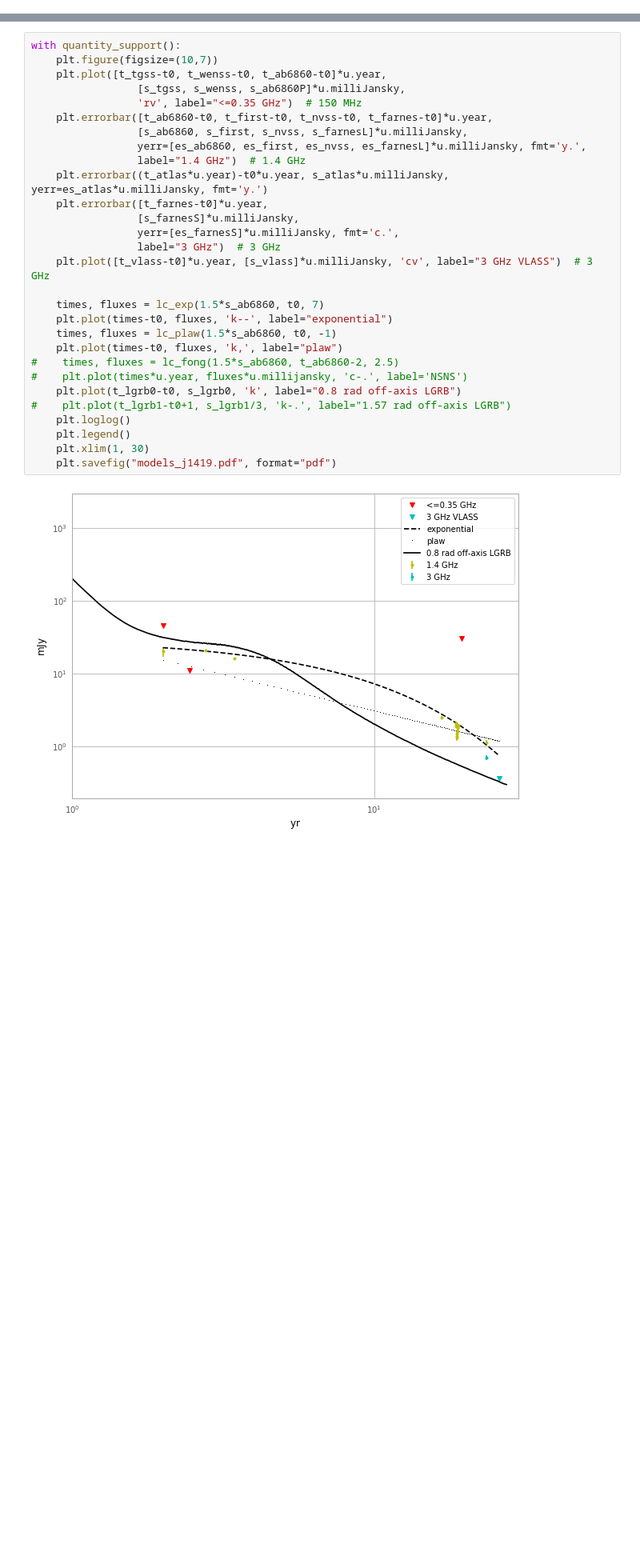
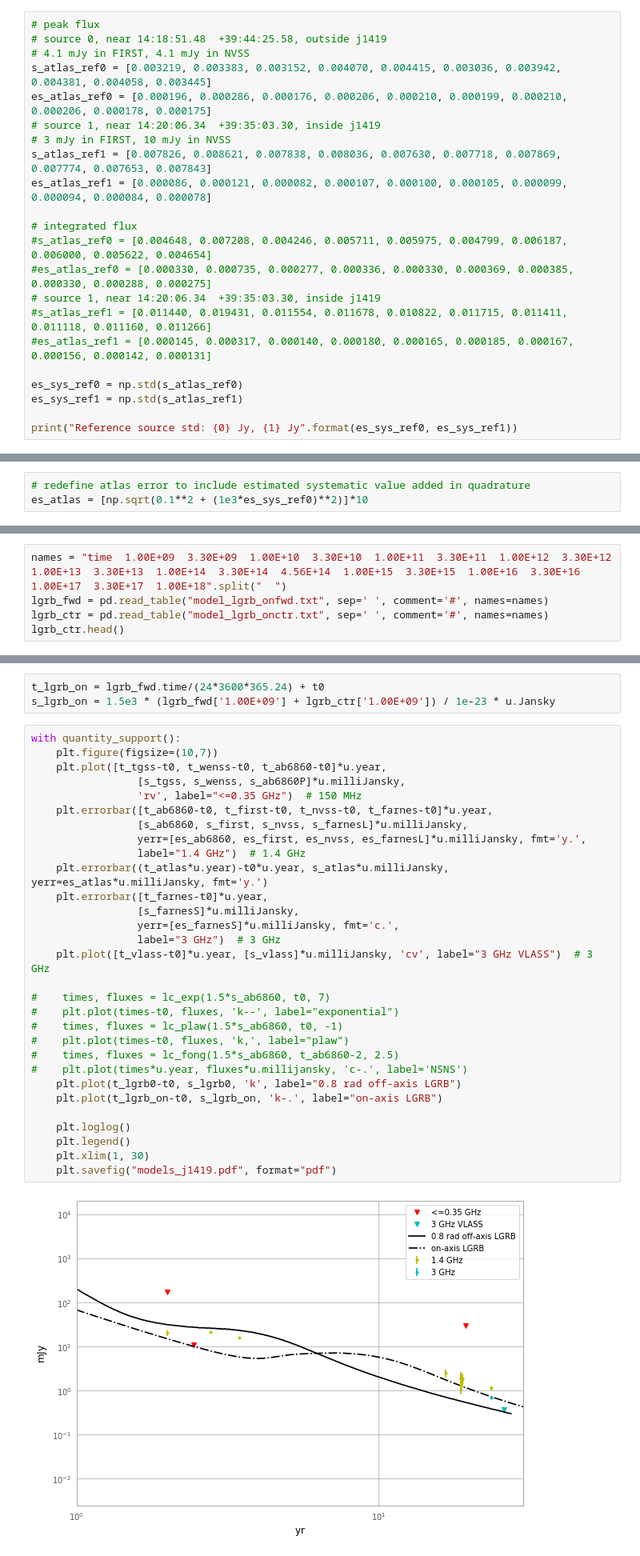
Before and after one commit to caseyjlaw/vlass_query, a Jupyter notebook: J141918.855+394036.03.ipynb, the cells around one changed output, grey strips where cells are left out. Shown at 80% size. Saved outputs shown, nothing was run; the diff lists cells and outputs as text; blank space fills up the shorter version.

```diff
--- a/J141918.855+394036.03.ipynb
+++ b/J141918.855+394036.03.ipynb
@@ -274,3 +276,25 @@ t_atlas = [astropy.time.Time(tt).decimalyear for tt in times]
 f_atlas = 1420.  # MHz
 s_atlas = [2.5, 2.1, 1.9, 1.9, 1.4, 1.3, 1.5, 1.6, 1.8, 1.9]  # mJy; peak
 es_atlas = [0.1]*10  # statistical; TODO: consider systematic
+# %%
+# peak flux
+# source 0, near 14:18:51.48  +39:44:25.58, outside j1419
+# 4.1 mJy in FIRST, 4.1 mJy in NVSS
+s_atlas_ref0 = [0.003219, 0.003383, 0.003152, 0.004070, 0.004415, 0.003036, 0.003942, 0.004381, 0.004058, 0.003445]
+es_atlas_ref0 = [0.000196, 0.000286, 0.000176, 0.000206, 0.000210, 0.000199, 0.000210, 0.000206, 0.000178, 0.000175]
+# source 1, near 14:20:06.34  +39:35:03.30, inside j1419
+# 3 mJy in FIRST, 10 mJy in NVSS
+s_atlas_ref1 = [0.007826, 0.008621, 0.007838, 0.008036, 0.007630, 0.007718, 0.007869, 0.007774, 0.007653, 0.007843]
+es_atlas_ref1 = [0.000086, 0.000121, 0.000082, 0.000107, 0.000100, 0.000105, 0.000099,  0.000094, 0.000084, 0.000078]
+
+# integrated flux
+#s_atlas_ref0 = [0.004648, 0.007208, 0.004246, 0.005711, 0.005975, 0.004799, 0.006187, 0.006000, 0.005622, 0.004654]
+#es_atlas_ref0 = [0.000330, 0.000735, 0.000277, 0.000336, 0.000330, 0.000369, 0.000385, 0.000330, 0.000288, 0.000275]
+# source 1, near 14:20:06.34  +39:35:03.30, inside j1419
+#s_atlas_ref1 = [0.011440, 0.019431, 0.011554, 0.011678, 0.010822, 0.011715, 0.011411, 0.011118, 0.011160, 0.011266]
+#es_atlas_ref1 = [0.000145, 0.000317, 0.000140, 0.000180, 0.000165, 0.000185, 0.000167, 0.000156, 0.000142, 0.000131]
+
+es_sys_ref0 = np.std(s_atlas_ref0)
+es_sys_ref1 = np.std(s_atlas_ref1)
+
+print("Reference source std: {0} Jy, {1} Jy".format(es_sys_ref0, es_sys_ref1))
@@ -277,3 +311,6 @@ es_atlas = [0.1]*10  # statistical; TODO: consider systematic
+# %%
+# redefine atlas error to include estimated systematic value added in quadrature
+es_atlas = [np.sqrt(0.1**2 + (1e3*es_sys_ref0)**2)]*10
 # %% [markdown]
 #### Spectral index limits
 # %%
@@ -470,0 +518,5 @@ s_lgrb1 = lgrb1.flux*1.5e3*3
+# %%
+names = "time  1.00E+09  3.30E+09  1.00E+10  3.30E+10  1.00E+11  3.30E+11  1.00E+12  3.30E+12  1.00E+13  3.30E+13  1.00E+14  3.30E+14  4.56E+14  1.00E+15  3.30E+15  1.00E+16  3.30E+16  1.00E+17  3.30E+17  1.00E+18".split("  ")
+lgrb_fwd = pd.read_table("model_lgrb_onfwd.txt", sep=' ', comment='#', names=names)
+lgrb_ctr = pd.read_table("model_lgrb_onctr.txt", sep=' ', comment='#', names=names)
+lgrb_ctr.head()
@@ -471,34 +531,38 @@ s_lgrb1 = lgrb1.flux*1.5e3*3
+# %%
+t_lgrb_on = lgrb_fwd.time/(24*3600*365.24) + t0
+s_lgrb_on = 1.5e3 * (lgrb_fwd['1.00E+09'] + lgrb_ctr['1.00E+09']) / 1e-23 * u.Jansky
 # %%
 with quantity_support():
     plt.figure(figsize=(10,7))
     plt.plot([t_tgss-t0, t_wenss-t0, t_ab6860-t0]*u.year,
                  [s_tgss, s_wenss, s_ab6860P]*u.milliJansky,
                  'rv', label="<=0.35 GHz")  # 150 MHz
     plt.errorbar([t_ab6860-t0, t_first-t0, t_nvss-t0, t_farnes-t0]*u.year,
                  [s_ab6860, s_first, s_nvss, s_farnesL]*u.milliJansky,
                  yerr=[es_ab6860, es_first, es_nvss, es_farnesL]*u.milliJansky, fmt='y.',
                  label="1.4 GHz")  # 1.4 GHz
     plt.errorbar((t_atlas*u.year)-t0*u.year, s_atlas*u.milliJansky, yerr=es_atlas*u.milliJansky, fmt='y.')
     plt.errorbar([t_farnes-t0]*u.year,
                  [s_farnesS]*u.milliJansky,
                  yerr=[es_farnesS]*u.milliJansky, fmt='c.',
                  label="3 GHz")  # 3 GHz
     plt.plot([t_vlass-t0]*u.year, [s_vlass]*u.milliJansky, 'cv', label="3 GHz VLASS")  # 3 GHz
 
-    times, fluxes = lc_exp(1.5*s_ab6860, t0, 7)
-    plt.plot(times-t0, fluxes, 'k--', label="exponential")
-    times, fluxes = lc_plaw(1.5*s_ab6860, t0, -1)
-    plt.plot(times-t0, fluxes, 'k,', label="plaw")
+#    times, fluxes = lc_exp(1.5*s_ab6860, t0, 7)
+#    plt.plot(times-t0, fluxes, 'k--', label="exponential")
+#    times, fluxes = lc_plaw(1.5*s_ab6860, t0, -1)
+#    plt.plot(times-t0, fluxes, 'k,', label="plaw")
 #    times, fluxes = lc_fong(1.5*s_ab6860, t_ab6860-2, 2.5)
 #    plt.plot(times*u.year, fluxes*u.millijansky, 'c-.', label='NSNS')
     plt.plot(t_lgrb0-t0, s_lgrb0, 'k', label="0.8 rad off-axis LGRB")
-#    plt.plot(t_lgrb1-t0+1, s_lgrb1/3, 'k-.', label="1.57 rad off-axis LGRB")
+    plt.plot(t_lgrb_on-t0, s_lgrb_on, 'k-.', label="on-axis LGRB")
+
     plt.loglog()
     plt.legend()
     plt.xlim(1, 30)
     plt.savefig("models_j1419.pdf", format="pdf")
 # %% [output]
-[figure, old version]
+[figure, new version]
 # %% [markdown]
 Compare to Kamble et al (2014), on VLASS discovery of radio supernovae.
 <img src="kamble.png" width="500" />
```
Also changed, not shown: parts of 14 cells of this notebook, 2 other files.
